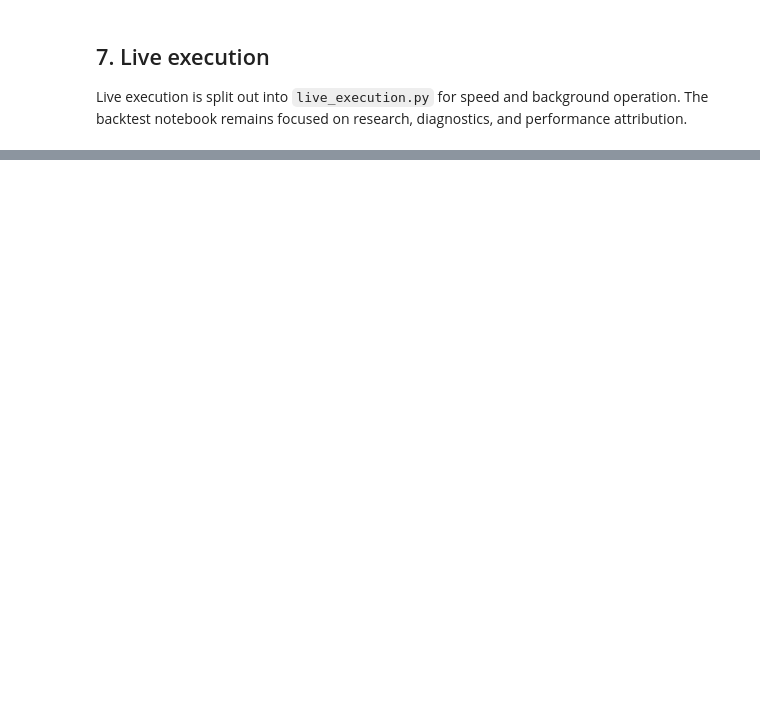
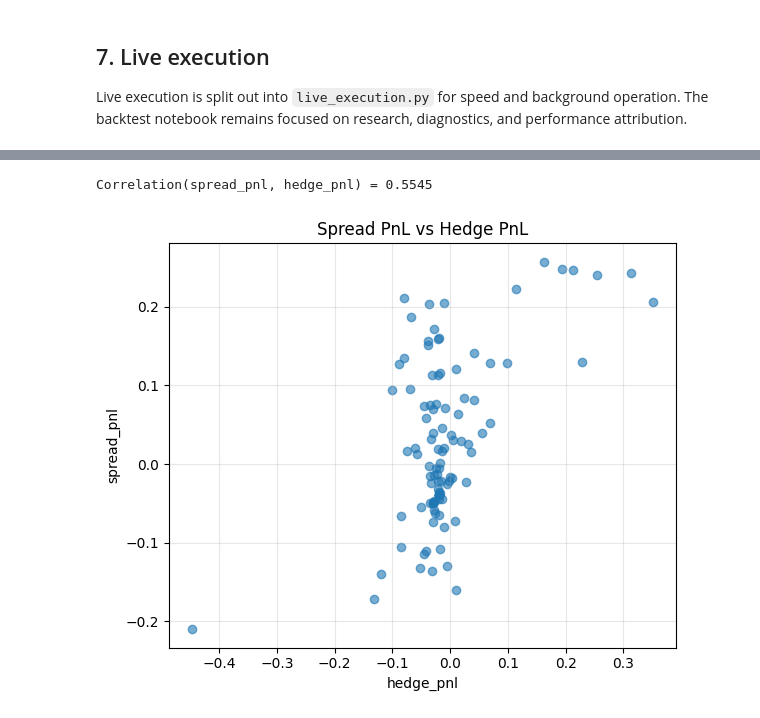
Before and after one commit to AnranSeverac/polymarketTermStructure, a Jupyter notebook: curve_dislocation_backtest.ipynb, the cells around one changed output, grey strips where cells are left out. Saved outputs shown, nothing was run; the diff lists cells and outputs as text; code cells hidden in the pictures; blank space fills up the shorter version.

```diff
--- a/curve_dislocation_backtest.ipynb
+++ b/curve_dislocation_backtest.ipynb
@@ -655,0 +1063,18 @@ The backtest notebook remains focused on research, diagnostics, and performance
+# %%
+try:
+    _df12 = deduped_df
+except NameError:
+    _df12 = trades_df
+if _df12.empty or "spread_pnl" not in _df12.columns or "hedge_pnl" not in _df12.columns:
+    print("No trades or missing spread_pnl/hedge_pnl columns.")
+else:
+    corr = _df12["spread_pnl"].corr(_df12["hedge_pnl"])
+    print(f"Correlation(spread_pnl, hedge_pnl) = {corr:.4f}")
+    fig, ax = plt.subplots(figsize=(6, 5))
+    ax.scatter(_df12["hedge_pnl"], _df12["spread_pnl"], alpha=0.6)
+    ax.set_xlabel("hedge_pnl"); ax.set_ylabel("spread_pnl")
+    ax.set_title("Spread PnL vs Hedge PnL"); ax.grid(True, alpha=0.3)
+    plt.tight_layout(); plt.show()
+# %% [output]
+Correlation(spread_pnl, hedge_pnl) = 0.5545
+[figure, added]
```
Also changed, not shown: parts of 21 cells of this notebook, 5 other files.
